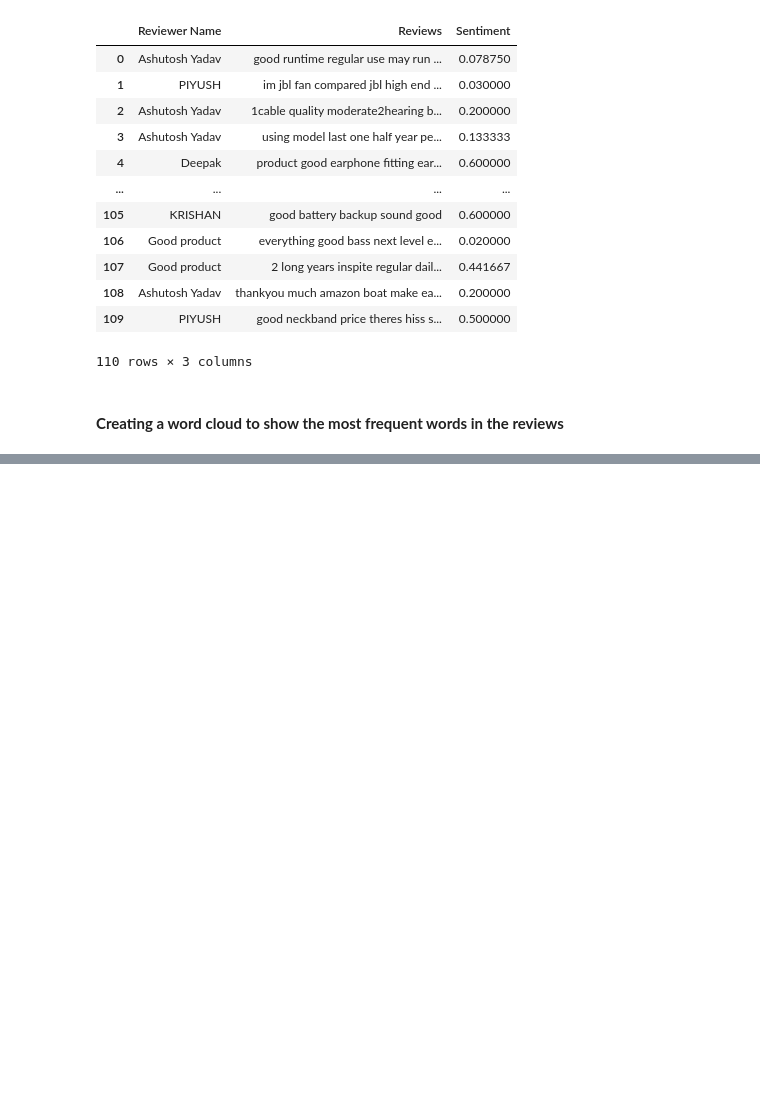
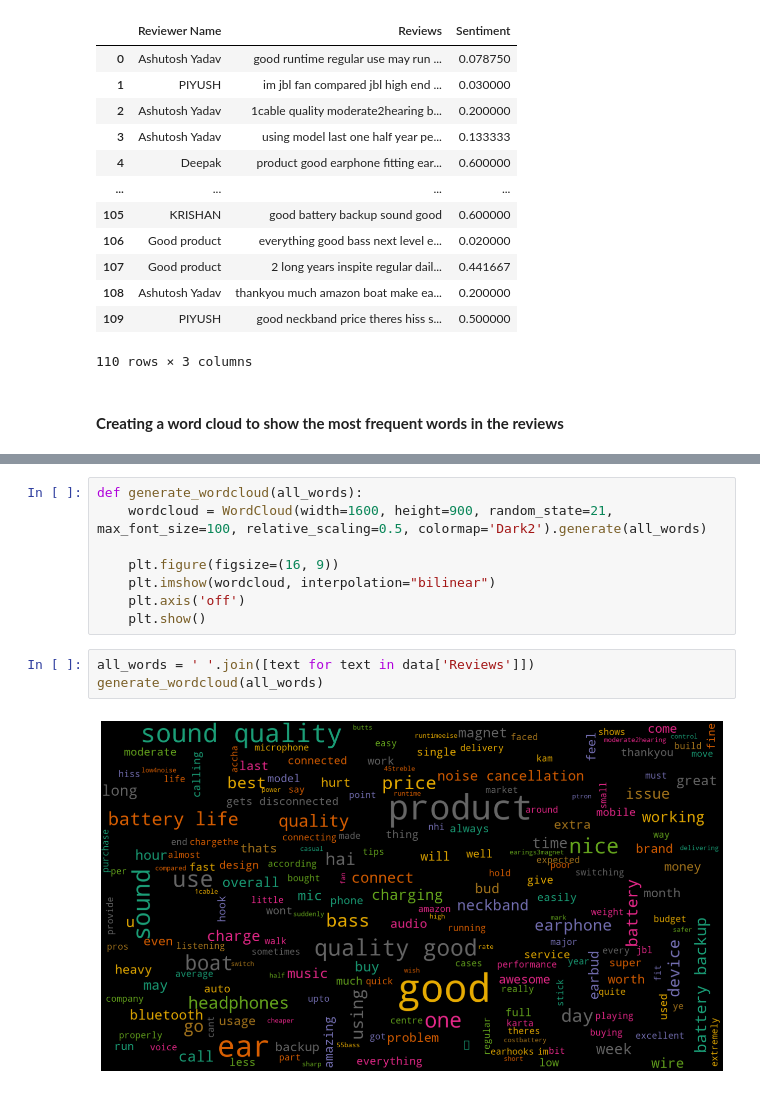
Before and after one commit to KunalDoshi-Code/Data_Science_Assignments, a Jupyter notebook: Assignments/11-Text Mining/Sentiment Analysis on - Amazon Product Reviews/text-mining-emotion-analysis-on-amazon-review.ipynb, the cells around one changed output, grey strips where cells are left out. Saved outputs shown, nothing was run; the diff lists cells and outputs as text; blank space fills up the shorter version.

```diff
--- a/Assignments/11-Text Mining/Sentiment Analysis on - Amazon Product Reviews/text-mining-emotion-analysis-on-amazon-review.ipynb
+++ b/Assignments/11-Text Mining/Sentiment Analysis on - Amazon Product Reviews/text-mining-emotion-analysis-on-amazon-review.ipynb
@@ -87,0 +481,13 @@ sns.histplot(data['Sentiment'])
+# %%
+def generate_wordcloud(all_words):
+    wordcloud = WordCloud(width=1600, height=900, random_state=21, max_font_size=100, relative_scaling=0.5, colormap='Dark2').generate(all_words)
+
+    plt.figure(figsize=(16, 9))
+    plt.imshow(wordcloud, interpolation="bilinear")
+    plt.axis('off')
+    plt.show()
+# %%
+all_words = ' '.join([text for text in data['Reviews']])
+generate_wordcloud(all_words)
+# %% [output]
+[figure, added]
```
Also changed, not shown: parts of 43 cells of this notebook.
